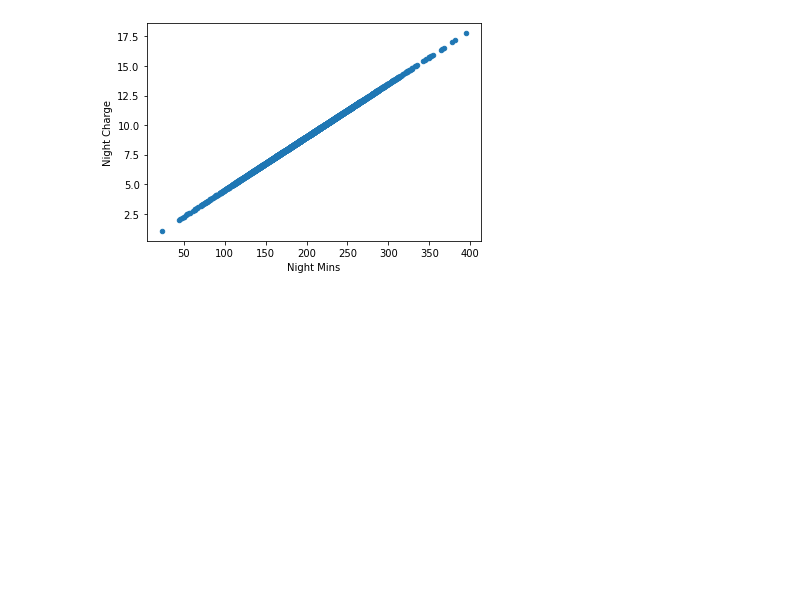
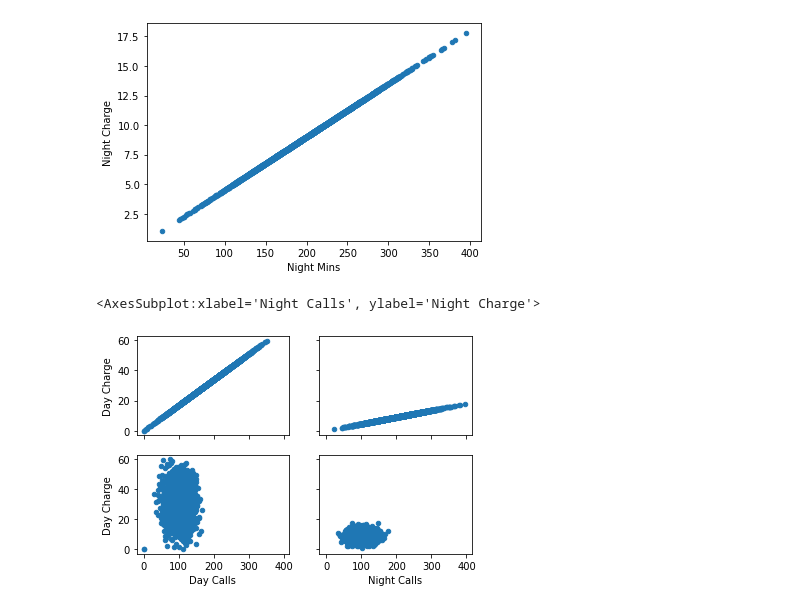
Before and after one commit to mlevicoy/cursoML, a Jupyter notebook: notebooks/T1 - 3 - Data Cleaning - Plots.ipynb, the cells around one changed output. Saved outputs shown, nothing was run; the diff lists cells and outputs as text; code cells hidden in the pictures; blank space fills up the shorter version.

```diff
--- a/notebooks/T1 - 3 - Data Cleaning - Plots.ipynb
+++ b/notebooks/T1 - 3 - Data Cleaning - Plots.ipynb
@@ -38,3 +38,15 @@ data.plot.scatter(x="Night Mins", y="Night Charge")
 [figure]
 # %%
 # Generamos un panel para representar multiples gráficos
+# es necesario import matplotlib.pyplot as plt
+# figure es para dibujar y axs son las ejes, en este caso
+# una matriz 2x2 con eje x e y
+figure, axs = plt.subplots(2,2, sharey=True, sharex=True)
+# Dibujamos el primer gráfico en 0,0
+data.plot.scatter(x="Day Mins", y="Day Charge", ax=axs[0][0])
+data.plot.scatter(x="Night Mins", y="Night Charge", ax=axs[0][1])
+data.plot.scatter(x="Day Calls", y="Day Charge", ax=axs[1][0])
+data.plot.scatter(x="Night Calls", y="Night Charge", ax=axs[1][1])
+# %% [output]
+<AxesSubplot:xlabel='Night Calls', ylabel='Night Charge'>
+[figure, added]
```
